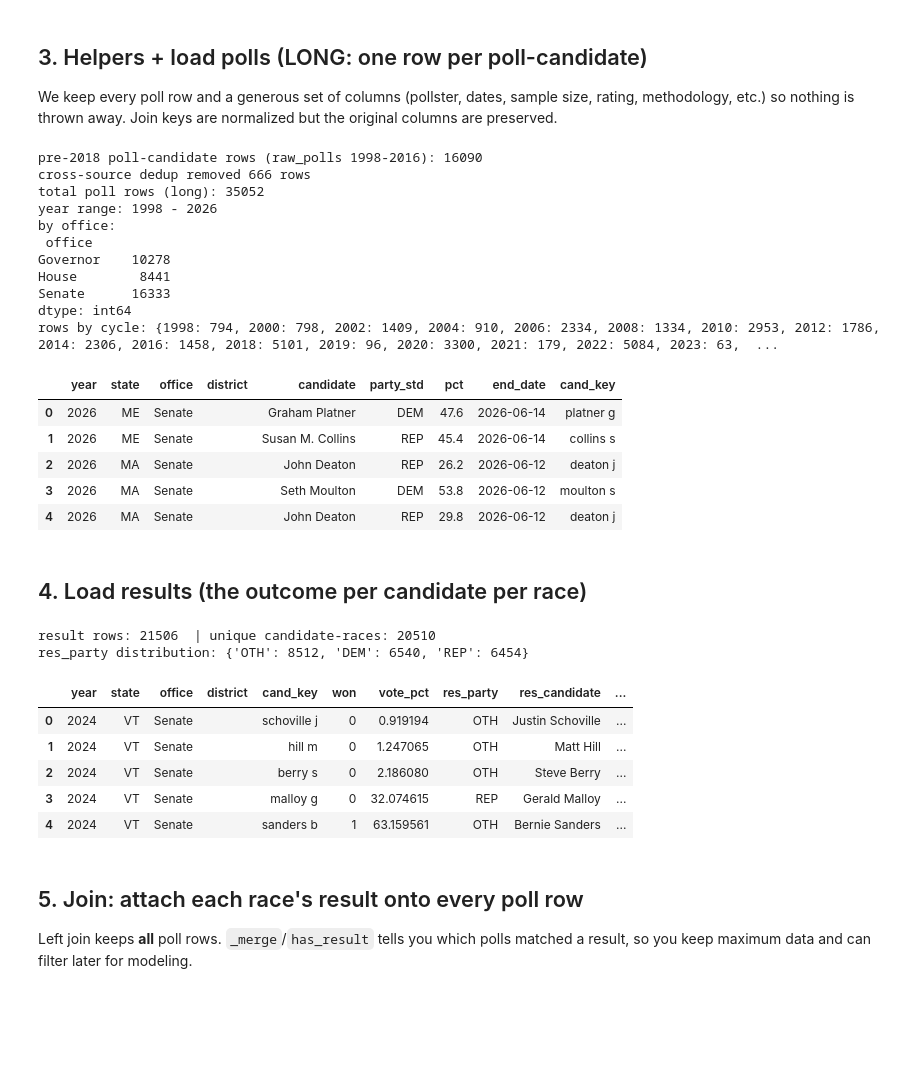
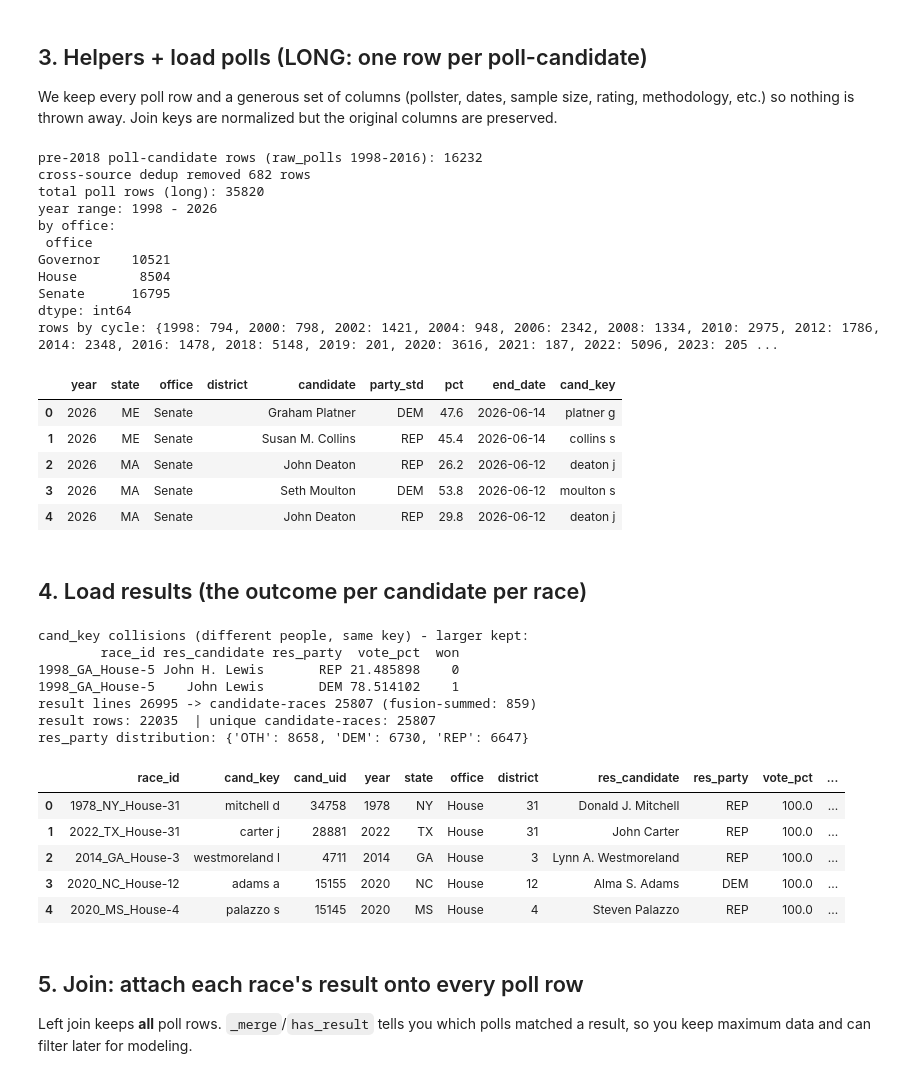
Before and after one commit to pjmerica/Polls-prediction-model, a Jupyter notebook: pipeline/build/build_dataset.ipynb, the cells around one changed output. Drawn from its saved outputs; the diff is of its cells as text; code cells hidden in the pictures; blank space fills up the shorter version.

Commit message:
Louisiana and Senate-special jungle elections counted as generals (labels, polls, prior margins, incumbency); runoff margin for jungle priors; third-party prior margin NaN; retrain win + margin

```diff
--- a/pipeline/build/build_dataset.ipynb
+++ b/pipeline/build/build_dataset.ipynb
@@ -261,8 +261,14 @@ def load_polls(paths, office):
         # primary numbers must not leak into their general-election averages.
         # (hypothetical=1 general polls are KEPT: they polled the real eventual matchup, just early.)
         if 'stage' in df.columns:
-            df = df[df['stage'].isna()
-                    | df['stage'].astype(str).str.lower().str.contains('general', na=False)]
+            # Louisiana's November election is labelled 'jungle primary' but IS the general
+            # (2026-10-06); so is the November round of a Senate special (GA 2020-S, MS 2018-S),
+            # which the seat-class step below keys to the special race. House jungle polls
+            # outside LA are TX specials and stay out (they would merge into the regular race).
+            _st = df['stage'].astype(str).str.lower()
+            df = df[df['stage'].isna() | _st.str.contains('general', na=False)
+                    | (_st.eq('jungle primary') & (df['state'].astype(str).isin(['Louisiana', 'LA'])
+                                                   | (office == 'Senate')))]
 
         df['office']   = office
         df['year']     = pd.to_numeric(df['year'], errors='coerce')
@@ -308,6 +314,15 @@ def load_raw_polls_538(path=os.path.join(DATA_DIR, 'raw_polls_538.csv')):
     """
     rp = pd.read_csv(path, low_memory=False)
     off_map = {'Sen-G': 'Senate', 'Gov-G': 'Governor', 'House-G': 'House'}
+    # Louisiana's November jungle election is typed '-P' here (2026-10-06): keep an LA '-P'
+    # race only when its election date IS the November general day - that excludes LA's
+    # 2008-2010 closed party primaries and every other state's primaries.
+    import results_labels as _RL
+    _ed = pd.to_datetime(rp['electiondate'], errors='coerce', format='mixed').dt.normalize()
+    _la_jungle = (rp['location'].astype(str).str.startswith('LA')
+                  & rp['type_simple'].isin(['Sen-P', 'Gov-P', 'House-P'])
+                  & (_ed == rp['cycle'].map(_RL.general_day)))
+    rp.loc[_la_jungle, 'type_simple'] = rp.loc[_la_jungle, 'type_simple'].str.replace('-P', '-G')
     rp = rp[rp['type_simple'].isin(off_map)]
     rp = rp[(rp['cycle'] < 2018) & (rp['cycle'] % 2 == 0) & (rp['cycle'] >= MIN_YEAR)]
     rp['office'] = rp['type_simple'].map(off_map)
@@ -374,17 +389,17 @@ print('by office:\n', polls.groupby('office').size())
 print('rows by cycle:', polls.groupby('year').size().to_dict())
 polls[['year','state','office','district','candidate','party_std','pct','end_date','cand_key']].head()
 # %% [output]
-pre-2018 poll-candidate rows (raw_polls 1998-2016): 16090
-cross-source dedup removed 666 rows
-total poll rows (long): 35052
+pre-2018 poll-candidate rows (raw_polls 1998-2016): 16232
+cross-source dedup removed 682 rows
+total poll rows (long): 35820
 year range: 1998 - 2026
 by office:
  office
-Governor    10278
-House        8441
-Senate      16333
+Governor    10521
+House        8504
+Senate      16795
 dtype: int64
-rows by cycle: {1998: 794, 2000: 798, 2002: 1409, 2004: 910, 2006: 2334, 2008: 1334, 2010: 2953, 2012: 1786, 2014: 2306, 2016: 1458, 2018: 5101, 2019: 96, 2020: 3300, 2021: 179, 2022: 5084, 2023: 63,  ...
+rows by cycle: {1998: 794, 2000: 798, 2002: 1421, 2004: 948, 2006: 2342, 2008: 1334, 2010: 2975, 2012: 1786, 2014: 2348, 2016: 1478, 2018: 5148, 2019: 201, 2020: 3616, 2021: 187, 2022: 5096, 2023: 205 ...
 |  | year | state | office | district | candidate | party_std | pct | end_date | cand_key |
 | 0 | 2026 | ME | Senate |  | Graham Platner | DEM | 47.6 | 2026-06-14 | platner g |
 | 1 | 2026 | ME | Senate |  | Susan M. Collins | REP | 45.4 | 2026-06-14 | collins s |
@@ -398,7 +413,13 @@ def load_results(path, office):
     df = pd.read_csv(path, low_memory=False)
     sc = pick(df, 'stage')
     if sc:
-        df = df[df[sc].astype(str).str.lower().str.contains('general', na=False)]
+        # same rule as src/results_labels.is_general_stage (2026-10-06): LA's November election
+        # and the November round of Senate specials are labelled 'jungle primary'
+        _st = df[sc].astype(str).str.lower()
+        _sa = df[pick(df, 'state_abbrev', 'state')].astype(str)
+        _sp = df[pick(df, 'special')].astype(str).str.lower().isin(['true', '1']) if pick(df, 'special') else False
+        df = df[_st.str.contains('general', na=False)
+                | (_st.eq('jungle primary') & (_sa.isin(['LA', 'Louisiana']) | _sp))]
     c_year  = pick(df, 'cycle', 'year')
     c_state = pick(df, 'state_abbrev', 'state')
     c_cand  = pick(df, 'candidate_name', 'candidate')
@@ -423,41 +444,46 @@ def load_results(path, office):
     out['district'] = out['district'].fillna('')
     # dual-seat fix: non-House SPECIAL races get their own key (district 'S'); the one rare
     # House special+regular collision (NY-19 2022) is dropped rather than mislabeled
     out.loc[out['special'] & (out['office'] != 'House'), 'district'] = 'S'
     out = out[~(out['special'] & (out['office'] == 'House'))]
     out['won'] = (out['won'].astype(str).str.lower()
                   .isin(['true','1','t','yes','y'])).astype(int)
     out['cand_key'] = out['res_candidate'].map(norm_name)
     out = out.dropna(subset=['year', 'cand_key'])
     out['year'] = out['year'].astype(int)
     # race_id includes district so each House district is its own race
     out['race_id'] = (out['year'].astype(str) + '_' + out['state'] + '_'
                       + out['office'] + out['district'].radd('-').where(out['district'] != '', ''))
     out['race_winning_pct'] = out.groupby('race_id')['vote_pct'].transform('max')
     return out
 
 results = pd.concat([load_results(result_files[o], o) for o in OFFICES if result_files.get(o)],
                     ignore_index=True)
 results = results[results['year'] >= MIN_YEAR]
 # LABELS come from the shared module, NOT from `results` above (2026-09-25). `results` has
 # one row per BALLOT LINE and per RCV ROUND; the old drop_duplicates here kept whichever row
 # came first, so NY/CT fusion candidates got a minor-party line as their vote share (Murphy
 # CT-Sen 2024: 2.75 instead of 58.58) and ME/AK mixed rounds within a race. `results` is
 # still used below, only to route polls to SPECIAL races by seat class.
 import results_labels as RL
 res_join = RL.aggregate_candidates(RL.load_result_lines(DATA_DIR), verbose=True)
 print('result rows:', len(results), ' | unique candidate-races:', len(res_join))
 print('res_party distribution:', results['res_party'].value_counts().to_dict())
 res_join.head()
 # %% [output]
-result rows: 21506  | unique candidate-races: 20510
-res_party distribution: {'OTH': 8512, 'DEM': 6540, 'REP': 6454}
+cand_key collisions (different people, same key) - larger kept:
+        race_id res_candidate res_party  vote_pct  won
+1998_GA_House-5 John H. Lewis       REP 21.485898    0
+1998_GA_House-5    John Lewis       DEM 78.514102    1
+result lines 26995 -> candidate-races 25807 (fusion-summed: 859)
+result rows: 22035  | unique candidate-races: 25807
+res_party distribution: {'OTH': 8658, 'DEM': 6730, 'REP': 6647}
-|  | year | state | office | district | cand_key | won | vote_pct | res_party | res_candidate | ... |
-| 0 | 2024 | VT | Senate |  | schoville j | 0 | 0.919194 | OTH | Justin Schoville | ... |
-| 1 | 2024 | VT | Senate |  | hill m | 0 | 1.247065 | OTH | Matt Hill | ... |
-| 2 | 2024 | VT | Senate |  | berry s | 0 | 2.186080 | OTH | Steve Berry | ... |
-| 3 | 2024 | VT | Senate |  | malloy g | 0 | 32.074615 | REP | Gerald Malloy | ... |
-| 4 | 2024 | VT | Senate |  | sanders b | 1 | 63.159561 | OTH | Bernie Sanders | ... |
+|  | race_id | cand_key | cand_uid | year | state | office | district | res_candidate | res_party | vote_pct | ... |
+| 0 | 1978_NY_House-31 | mitchell d | 34758 | 1978 | NY | House | 31 | Donald J. Mitchell | REP | 100.0 | ... |
+| 1 | 2022_TX_House-31 | carter j | 28881 | 2022 | TX | House | 31 | John Carter | REP | 100.0 | ... |
+| 2 | 2014_GA_House-3 | westmoreland l | 4711 | 2014 | GA | House | 3 | Lynn A. Westmoreland | REP | 100.0 | ... |
+| 3 | 2020_NC_House-12 | adams a | 15155 | 2020 | NC | House | 12 | Alma S. Adams | DEM | 100.0 | ... |
+| 4 | 2020_MS_House-4 | palazzo s | 15145 | 2020 | MS | House | 4 | Steven Palazzo | REP | 100.0 | ... |
 # %% [markdown]
 ## 5. Join: attach each race's result onto every poll row
 
```
Also changed, not shown: parts of 4 cells of this notebook, 12 other files.
